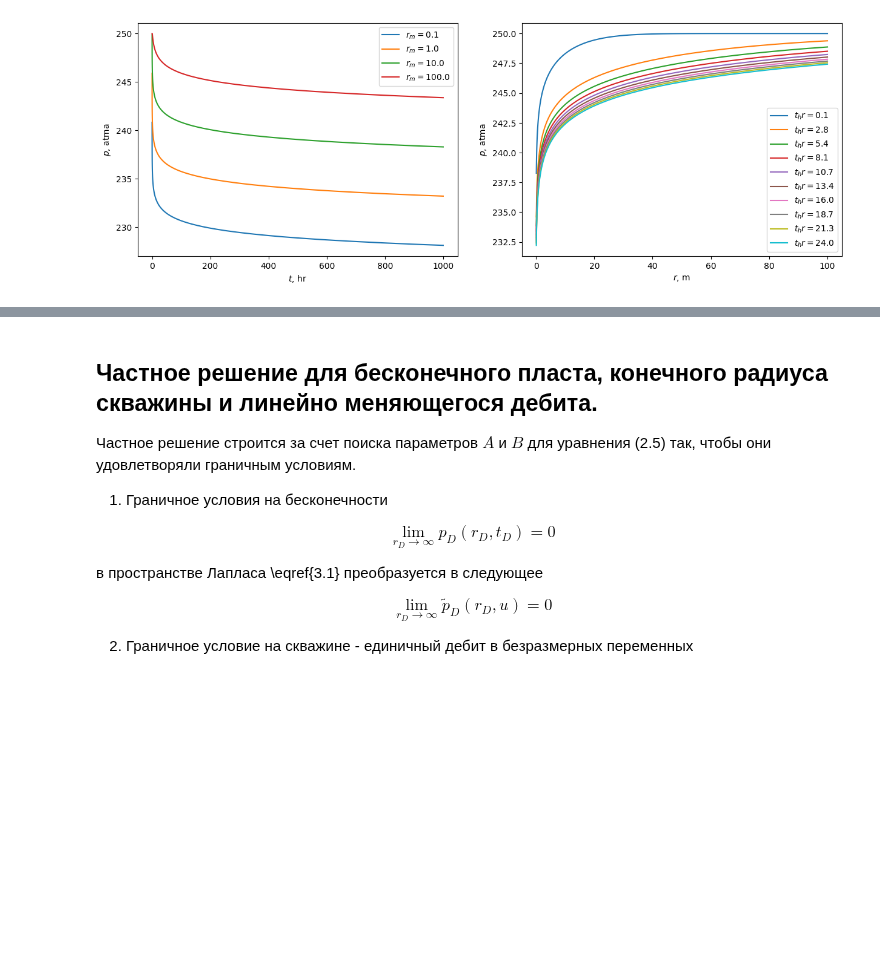
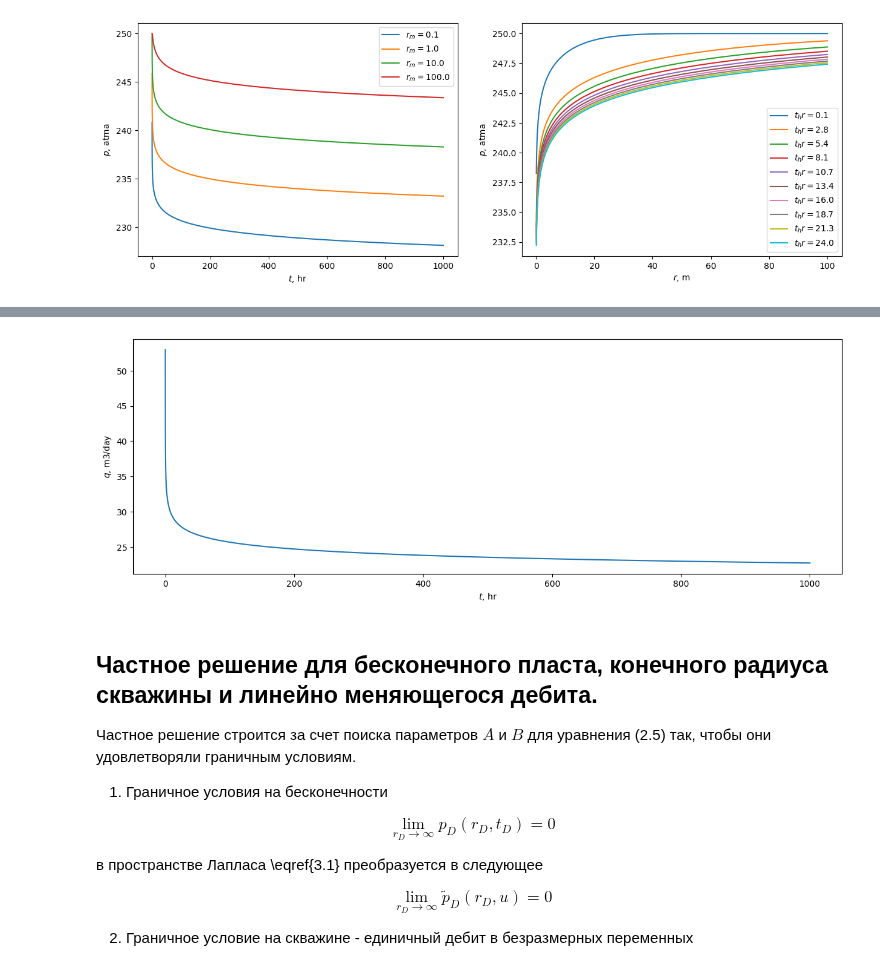
Before and after one commit to khabibullinra/welltest_examples, a Jupyter notebook: examples/sympy.ipynb, the cells around one changed output, grey strips where cells are left out. Drawn from its saved outputs; the diff is of its cells as text; code cells hidden in the pictures; blank space fills up the shorter version.

```diff
--- a/examples/sympy.ipynb
+++ b/examples/sympy.ipynb
@@ -387,0 +489,24 @@ plt.show()
+# %%
+# преобразование sympy выражения в lambda функцию с использованием numpy
+soln_qd_numpy = sp.lambdify([u], sol_qd.rhs.subs(a,1), modules = ['numpy', 'scipy'])
+
+
+# определим функцию для расчета обратного преобразования Лапласа
+# отдельная функция удобно чтобы передавать r_d второй параметр
+def soln_qd_inv_lapl_numpy(t_d=1000):
+    sol_lap = anaflow.get_lap_inv(soln_qd_numpy)
+    return sol_lap(t_d)
+
+# зададим диапазоны изменения параметров для построения графиков
+td_arr = np.logspace(1,5,100)
+
+# построим графики
+fig, ax1 = plt.subplots(1, 1, figsize=[15,5])
+
+ax1.plot(td_arr, soln_qd_inv_lapl_numpy(td_arr), label = '$r_d=1$')
+
+# наведем немного красоты
+ax1.set_xlabel('$t_d$')
+ax1.set_ylabel('$q_d$')
+ax1.legend()
+plt.show()
@@ -387,0 +531,10 @@ plt.show()
+# %%
+def q_sol4_sm3day(t_hr, p_atma=1,
+                  k_mD=10, h_m=10, q_ref_sm3day=1, b_m3m3=1.2, mu_cP=1, pi_atma=250, phi=0.2, ct_1atm=1e-5, rw_m=0.1):
+    """
+    размерное решение для задачи с постоянным дебитом
+    """
+    td = td_from_t(t_hr, k_mD=k_mD, phi=phi, mu_cP=mu_cP, ct_1atm=ct_1atm, rw_m=rw_m)
+    pd_bc = pd_from_p(p_atma, k_mD=10, h_m=10, q_ref_sm3day=1, b_m3m3=1.2, mu_cP=1, pi_atma=250)
+    qd = soln_qd_inv_lapl_numpy(td) * pd_bc
+    return q_from_qd_sm3day(qd, q_ref_sm3day)
@@ -388,3 +581,16 @@ plt.show()
+# %%
+
+# построим графики
+fig, ax = plt.subplots(1, 1, figsize=[15,5])
+
+ax.plot(t_arr_hr, q_sol4_sm3day(t_arr_hr, p_atma=pp,   k_mD=k))
+
+# наведем немного красоты
+ax.set_xlabel('$t$, hr')
+ax.set_ylabel('$q$, m3/day')
+plt.show()
+# %% [output]
+[figure, added]
 # %% [markdown]
 ##  Частное решение для бесконечного пласта, конечного радиуса скважины и линейно меняющегося дебита.
 
```
Also changed, not shown: parts of 16 cells of this notebook.
